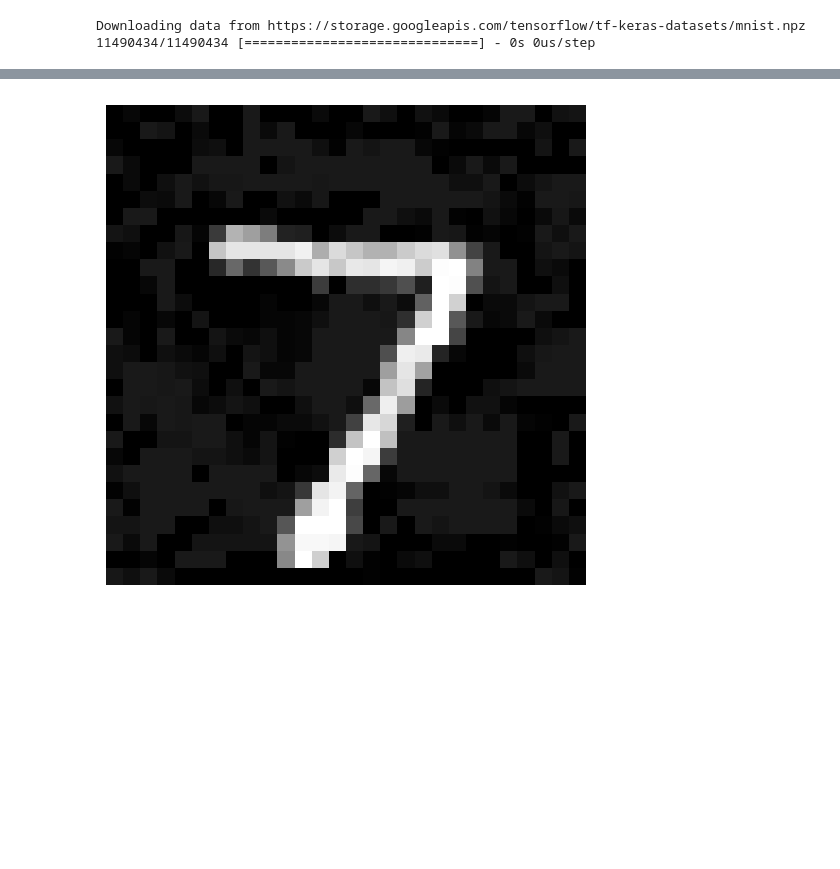
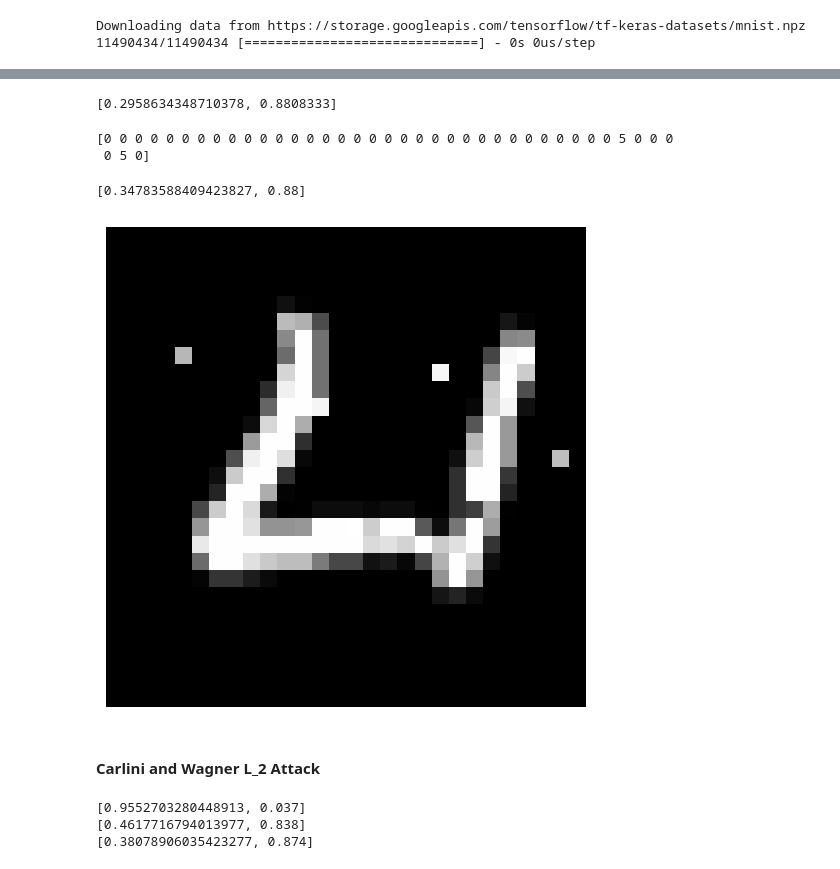
Before and after one commit to minwu-cs/VeriX, a Jupyter notebook: train_networks/generate_adv.ipynb, the cells around one changed output, grey strips where cells are left out. Cells and saved outputs as stored; diff of their text form; code cells hidden in the pictures; blank space fills up the shorter version.

Commit message:
Carlini and Wagner L_2 Attack samples

```diff
--- a/train_networks/generate_adv.ipynb
+++ b/train_networks/generate_adv.ipynb
@@ -86,0 +70,3 @@ model = keras.models.load_model(network_path + model_name + '.h5')
+# %%
+normal_model = keras.models.load_model(network_path + 'mnist-10x2-normal.h5')
+pgd_model = keras.models.load_model(network_path + 'mnist-10x2-pgd.h5')
@@ -92,0 +135,11 @@ np.save(output_path + model_name + '-pgd-samples', adv_samples)
+# %%
+samples_10x2_pgd = PixelAttack(KerasClassifier(pgd_model, clip_values=(0, 1)), th=5, max_iter=20).generate(x_test[:1200])
+# %%
+pgd_model.evaluate(samples_10x2_pgd, y_test[:1200])
+# %% [output]
+[0.2958634348710378, 0.8808333]
+# %%
+print(np.squeeze(np.sum(samples_10x2_pgd - x_test[:1200] != 0, axis=(1, 2)))[:40])
+# %% [output]
+[0 0 0 0 0 0 0 0 0 0 0 0 0 0 0 0 0 0 0 0 0 0 0 0 0 0 0 0 0 0 0 0 0 5 0 0 0
+ 0 5 0]
@@ -93,4 +148,11 @@ np.save(output_path + model_name + '-pgd-samples', adv_samples)
+# %%
+samples = PixelAttack(KerasClassifier(pgd_model, clip_values=(0, 1)), th=5, max_iter=100).generate(x_test[:50])
+pgd_model.evaluate(samples, y_test[:50])
+# %% [output]
+[0.34783588409423827, 0.88]
 # %%
-plot_figure(adv_samples[0], cmap='gray')
+plot_figure(samples_10x2_pgd[33], cmap='gray')
 # %% [output]
-[figure, old version]
+[figure, new version]
+# %% [markdown]
+#### Carlini and Wagner L_2 Attack
@@ -96,0 +165,8 @@ plot_figure(adv_samples[0], cmap='gray')
+# %%
+print(model.evaluate(CnW_samples, y_test[:num_samples]))
+print(normal_model.evaluate(CnW_samples, y_test[:num_samples]))
+print(pgd_model.evaluate(CnW_samples, y_test[:num_samples]))
+# %% [output]
+[0.9552703280448913, 0.037]
+[0.4617716794013977, 0.838]
+[0.38078906035423277, 0.874]
```
Also changed, not shown: parts of 37 cells of this notebook, 1 other file.
